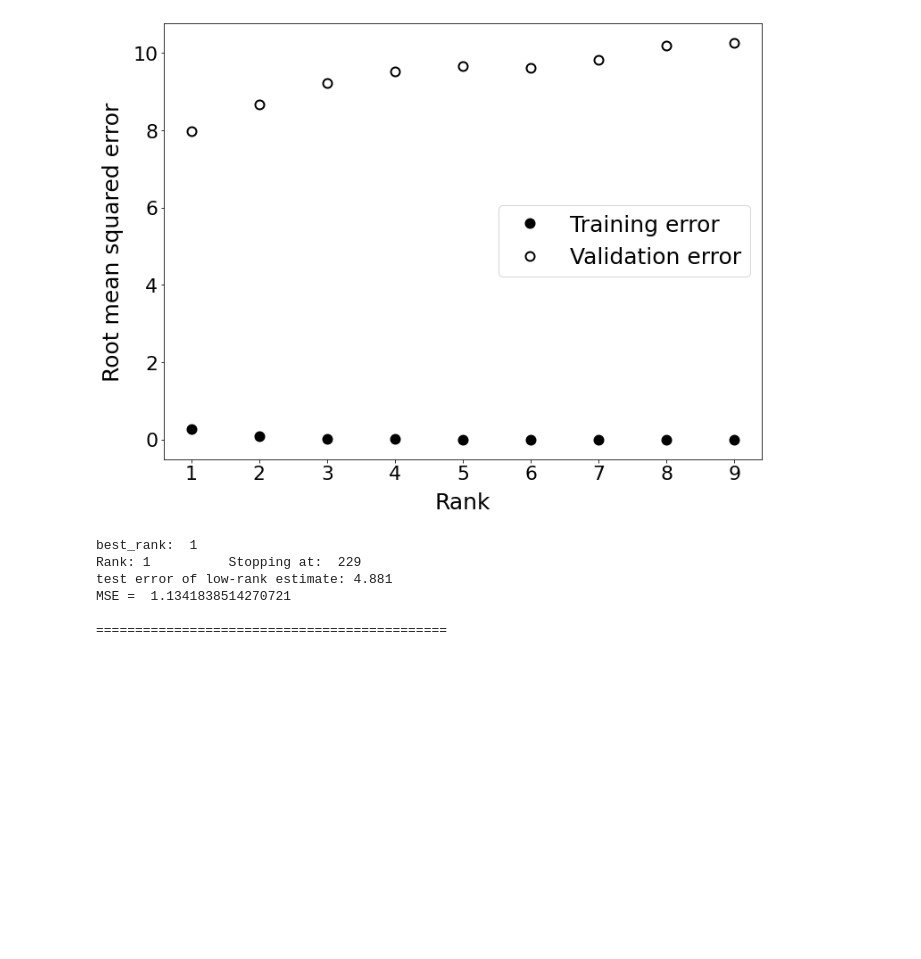
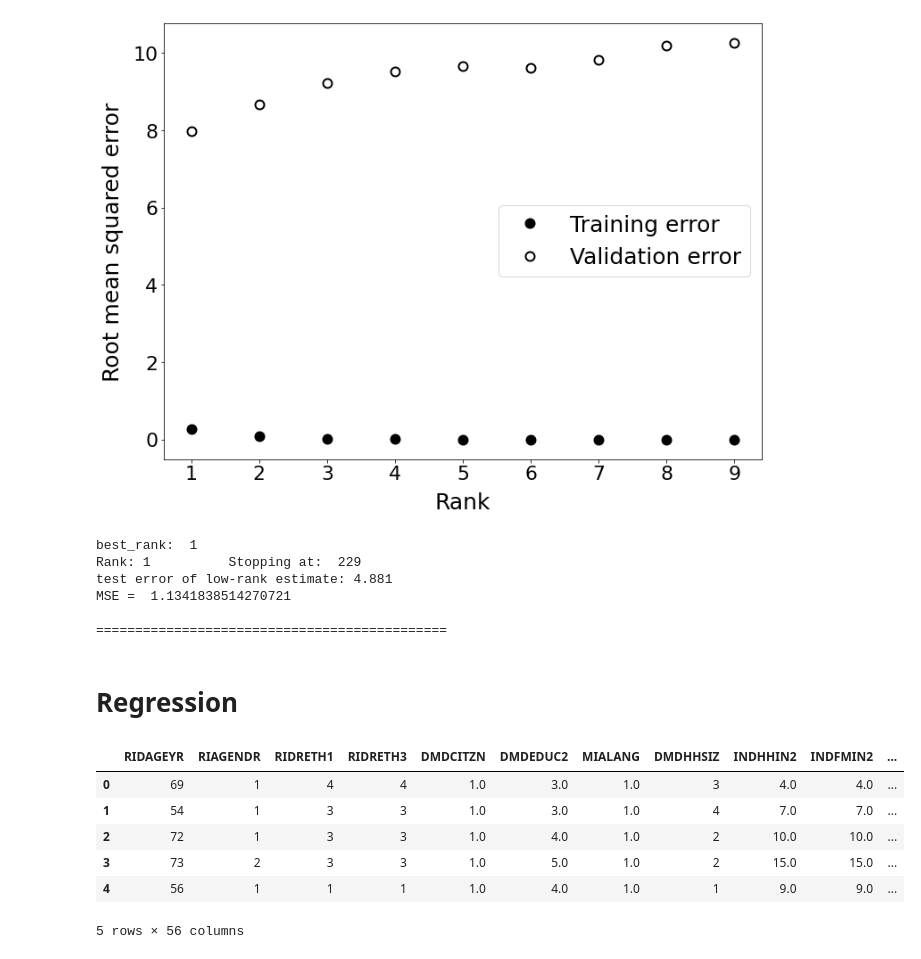
Before and after one commit to Nikunj-Gupta/Low-rank-models-EHR, a Jupyter notebook: src/imputation_analysis.ipynb, the cells around one changed output. Cells and saved outputs as stored; diff of their text form; code cells hidden in the pictures; blank space fills up the shorter version.

Commit message:
Add code for regression using various imputation methods

```diff
--- a/src/imputation_analysis.ipynb
+++ b/src/imputation_analysis.ipynb
@@ -322,3 +323,21 @@ test error of low-rank estimate: 4.881
 MSE =  1.1341838514270721
 
 =============================================
+# %% [markdown]
+# Regression
+# %%
+df = pd.read_csv('../data/data_clean.csv', sep=',', encoding='latin-1')
+df = df.drop(columns=['PAQ706', 'SEQN'])
+df = df[df.BPXSY1.notnull()]
+y_label = df.BPXSY1.to_numpy()
+df = df.drop(columns=['BPXSY1'])
+np_array = df.to_numpy(copy=True, na_value=np.nan) # Convert dataframe to numpy array
+df.head()
+# %% [output]
+|  | RIDAGEYR | RIAGENDR | RIDRETH1 | RIDRETH3 | DMDCITZN | DMDEDUC2 | MIALANG | DMDHHSIZ | INDHHIN2 | INDFMIN2 | ... |
+| 0 | 69 | 1 | 4 | 4 | 1.0 | 3.0 | 1.0 | 3 | 4.0 | 4.0 | ... |
+| 1 | 54 | 1 | 3 | 3 | 1.0 | 3.0 | 1.0 | 4 | 7.0 | 7.0 | ... |
+| 2 | 72 | 1 | 3 | 3 | 1.0 | 4.0 | 1.0 | 2 | 10.0 | 10.0 | ... |
+| 3 | 73 | 2 | 3 | 3 | 1.0 | 5.0 | 1.0 | 2 | 15.0 | 15.0 | ... |
+| 4 | 56 | 1 | 1 | 1 | 1.0 | 4.0 | 1.0 | 1 | 9.0 | 9.0 | ... |
+5 rows × 56 columns
```
Also changed, not shown: parts of 4 cells of this notebook.
